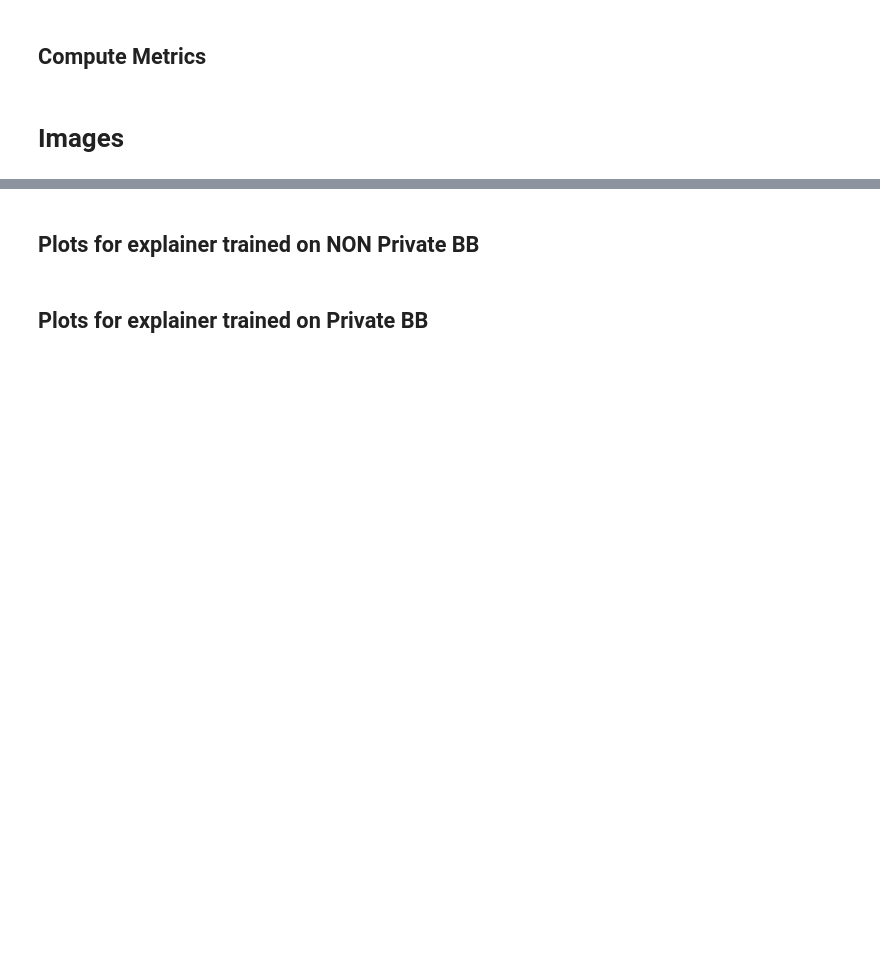
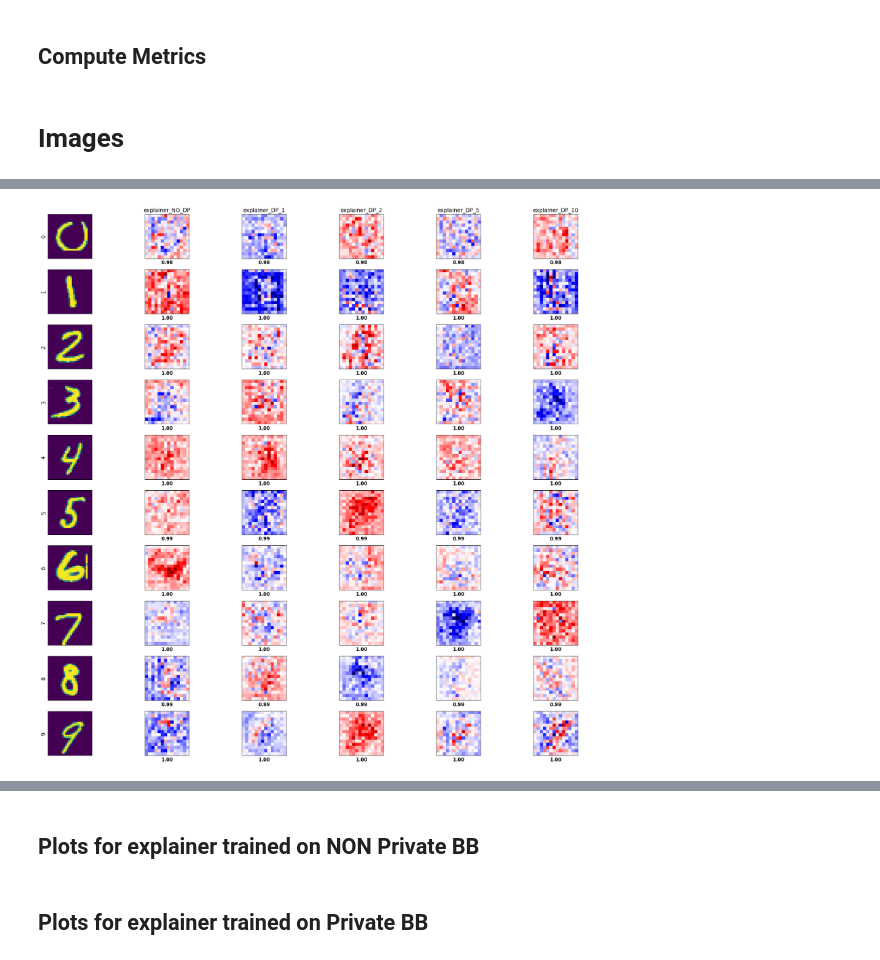
Before and after one commit to lucacorbucci/fastshap_plusplus, a Jupyter notebook: plots/plots_mnist.ipynb, the cells around one changed output, grey strips where cells are left out. Saved outputs shown, nothing was run; the diff lists cells and outputs as text; code cells hidden in the pictures; blank space fills up the shorter version.

```diff
--- a/plots/plots_mnist.ipynb
+++ b/plots/plots_mnist.ipynb
@@ -556,0 +813,93 @@ get_explanations(
+# %%
+# Select one image from each class
+dset = test_set
+targets = np.array(test_set.targets)
+num_classes = targets.max() + 1
+inds_lists = [np.where(targets == cat)[0] for cat in range(num_classes)]
+# inds = [np.random.choice(cat_inds) for cat_inds in inds_lists]
+inds = [380, 3866, 4710, 7024, 7009, 5020, 8116, 6640, 3987, 9767]
+x, y = zip(*[dset[ind] for ind in inds])
+x = torch.stack(x)
+
+# Define the explainers you want to compare
+explainers = [
+    "explainer_NO_DP",
+    "explainer_DP_1",
+    "explainer_DP_2",
+    "explainer_DP_5",
+    "explainer_DP_10",
+]
+
+# Get explanations and predictions for each explainer
+explanations = {}
+predictions = {}
+model = loaded_data_private_model["model"].to("cuda")
+pred = (
+    model(
+        x.to("cuda"),
+    )
+    .softmax(dim=1)
+    .cpu()
+    .data.numpy()
+)
+for explainer in explainers:
+    values = loaded_data_NO_DP_bb[explainer].shap_values(x.to("cuda"))
+
+    explanations[explainer] = values
+    predictions[explainer] = pred
+
+fig, axarr = plt.subplots(num_classes, len(explainers) + 1, figsize=(22, 20))
+
+for row in range(num_classes):
+    # Image
+    classes = [
+        "0",
+        "1",
+        "2",
+        "3",
+        "4",
+        "5",
+        "6",
+        "7",
+        "8",
+        "9",
+    ]
+    mean = np.array([0.1307])[:, np.newaxis, np.newaxis]
+    std = np.array([0.3081])[:, np.newaxis, np.newaxis]
+    im = x[row].numpy() * std + mean
+    im = im.transpose(1, 2, 0).astype(float)
+    im = np.clip(im, a_min=0, a_max=1)
+    axarr[row, 0].imshow(im, vmin=0, vmax=1)
+    axarr[row, 0].set_xticks([])
+    axarr[row, 0].set_yticks([])
+    axarr[row, 0].set_ylabel("{}".format(classes[y[row]]), fontsize=14)
+
+    # Explanations for each explainer
+    for col, explainer in enumerate(explainers):
+        m = np.abs(explanations[explainer][row]).max()
+        predicted_class = predictions[explainer][row].argmax()
+
+        axarr[row, col + 1].imshow(
+            explanations[explainer][row, predicted_class],
+            cmap="seismic",
+            vmin=-m,
+            vmax=m,
+        )
+        axarr[row, col + 1].set_xticks([])
+        axarr[row, col + 1].set_yticks([])
+        axarr[row, col + 1].set_xlabel(
+            "{:.2f}".format(predictions[explainer][row, predicted_class]),
+            fontsize=12,
+            fontweight="bold",
+        )
+
+        # Class labels
+        if row == 0:
+            axarr[row, col + 1].set_title("{}".format(explainer), fontsize=14)
+
+plt.tight_layout()
+plt.savefig("mnist_explanations_comparison.png")
+
+plt.show()
+# %% [output]
+[figure, added]
```
Also changed, not shown: parts of 57 cells of this notebook, 1 other file.
